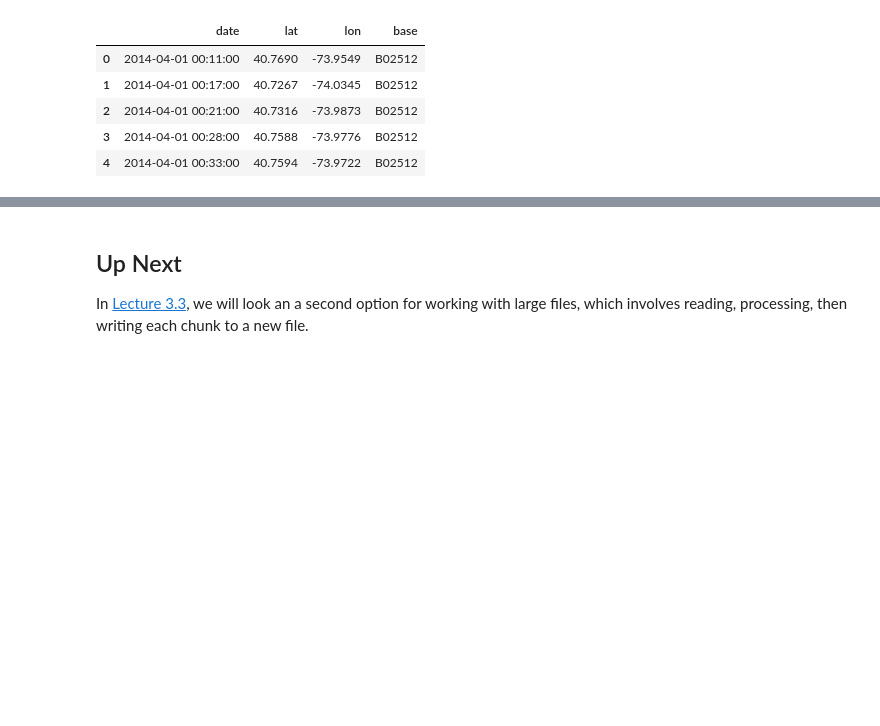
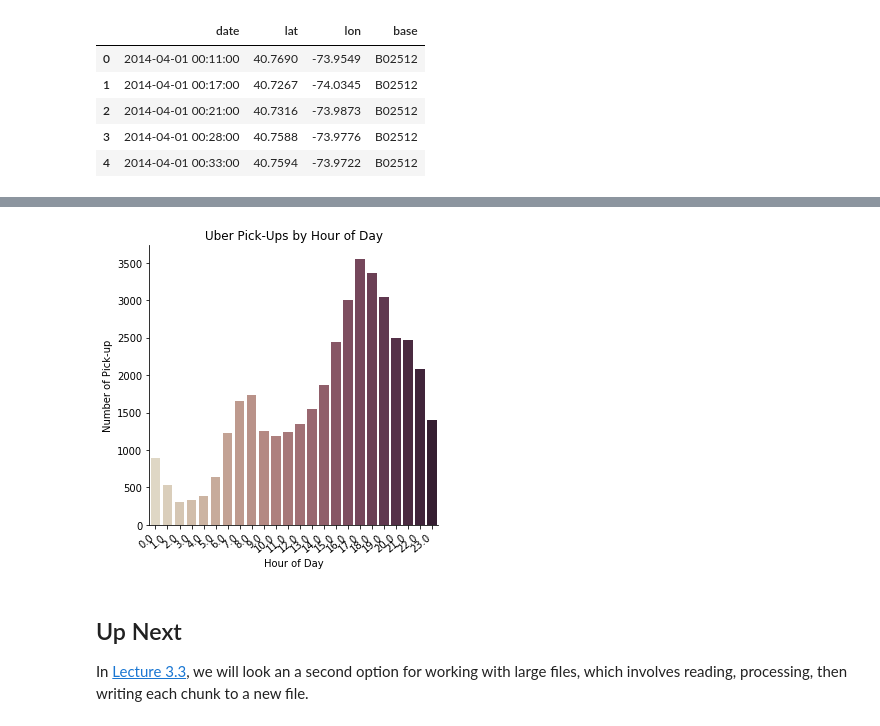
Before and after one commit to acker016/DSCI430, a Jupyter notebook: 3_2_aggregating_large_files_in_pandas_DAY1.ipynb, the cells around one changed output, grey strips where cells are left out. Saved outputs shown, nothing was run; the diff lists cells and outputs as text; code cells hidden in the pictures; blank space fills up the shorter version.

```diff
--- a/3_2_aggregating_large_files_in_pandas_DAY1.ipynb
+++ b/3_2_aggregating_large_files_in_pandas_DAY1.ipynb
@@ -535,0 +618,5 @@ AttributeError: 'DataFrame' object has no attribute 'hour'
+# %%
+from unpythonic import begin
+chunk_cnts_hours = [begin(print('processing chunk {0}, aggregating {1}'.format(i, len(chunk))),
+                   chunk >> add_hour >> hourly_cnts)
+             for i, chunk in enumerate(df_iter)]
@@ -535,0 +743,5 @@ AttributeError: 'DataFrame' object has no attribute 'hour'
+# %%
+combine_hours = lambda df1, df2: (pd.concat([df1, df2], sort= False)
+                                 >> group_by(X.hour)
+                                 >> summarise(cnt= X.cnt.sum()))
+combine_hours(cnt_1, cnt_2)
@@ -535,0 +766,3 @@ AttributeError: 'DataFrame' object has no attribute 'hour'
+# %%
+cnts_hours = chunk_cnts_hours[0]
+cnts_hours
@@ -535,0 +787,4 @@ AttributeError: 'DataFrame' object has no attribute 'hour'
+# %%
+for chunks_cnt in chunk_cnts_hours[1:]:
+    hour_cnts = combine_hours(cnts_hours, chunk_cnt)
+hour_cnts
@@ -536,3 +809,22 @@ AttributeError: 'DataFrame' object has no attribute 'hour'
+# %%
+import seaborn as sns
+%matplotlib inline
+
+ax = (sns
+     .catplot(x='hour',
+             y = 'cnt',
+             kind = 'bar',
+             palette = 'ch:.30',
+             data =hour_cnts))
+
+ax.set_xticklabels(ax.ax.get_xticklabels(), rotation=40, ha ='right')
+ax.set(title='Uber Pick-Ups by Hour of Day',
+      xlabel='Hour of Day',
+      ylabel= 'Number of Pick-up')
+plt.tight_layout()
+plt.show()
+# %% [output]
+[figure, added]
 # %% [markdown]
 ## Up Next
 
```
Also changed, not shown: parts of 15 cells of this notebook, 1 other file.
